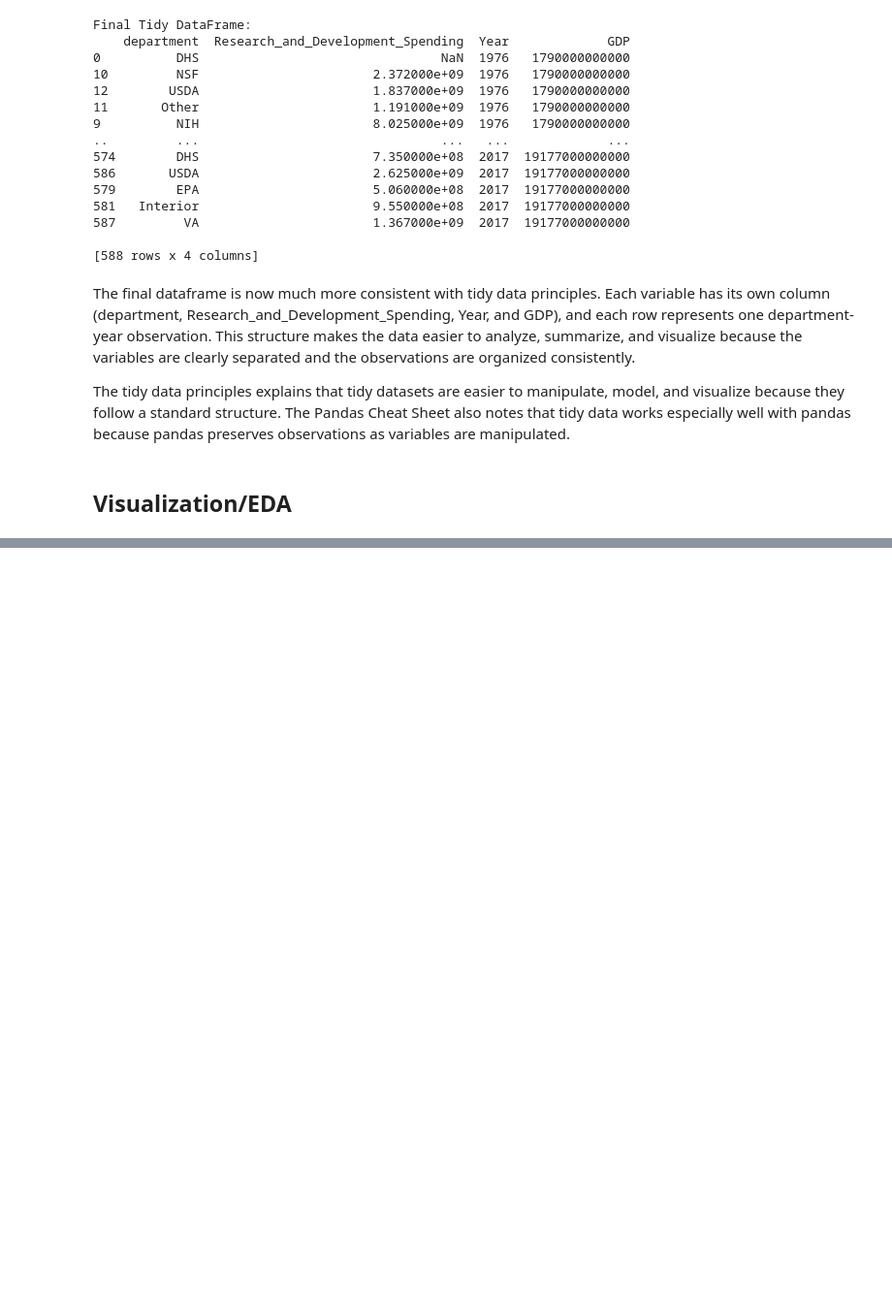
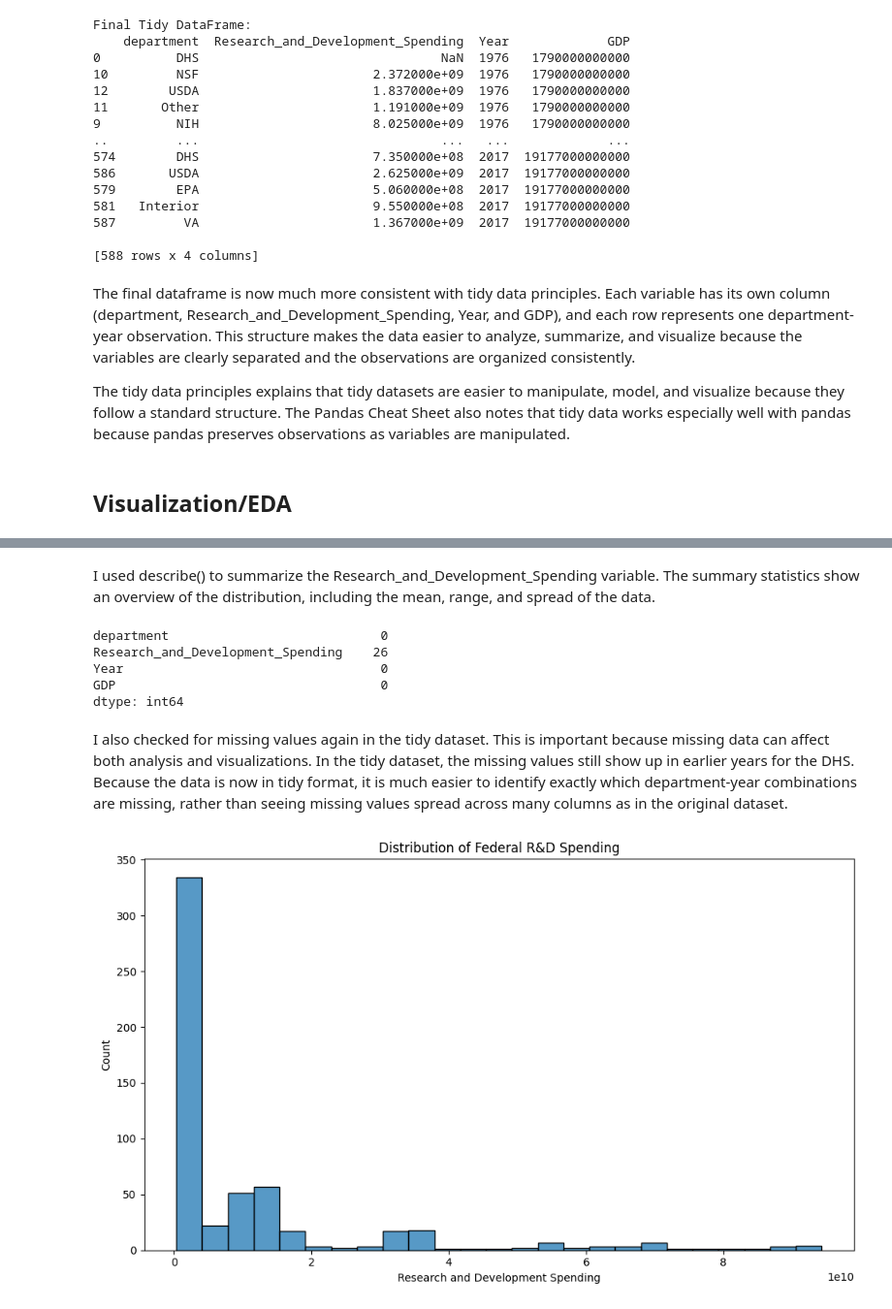
Before and after one commit to mbalabon/Balabon-Data-Science-Portfolio, a Jupyter notebook: TidyData-Project/TidyData.ipynb, the cells around one changed output, grey strips where cells are left out. Shown at 97% size. Saved outputs shown, nothing was run; the diff lists cells and outputs as text; code cells hidden in the pictures; blank space fills up the shorter version.

Commit message:
updating visualizations

```diff
--- a/TidyData-Project/TidyData.ipynb
+++ b/TidyData-Project/TidyData.ipynb
@@ -345,0 +327,9 @@ VA          7.338810e+08
+# %%
+#Convert columns to numeric
+df_tidy['Year'] = pd.to_numeric(df_tidy['Year'])
+df_tidy['GDP'] = pd.to_numeric(df_tidy['GDP'])
+df_tidy['Research_and_Development_Spending'] = pd.to_numeric(
+    df_tidy['Research_and_Development_Spending']
+)
+
+print(df_tidy.dtypes)
@@ -345,0 +357,24 @@ VA          7.338810e+08
+# %% [markdown]
+I used describe() to summarize the Research_and_Development_Spending variable. The summary statistics show an overview of the distribution, including the mean, range, and spread of the data.
+# %%
+#Check for missing values again
+print(df_tidy.isnull().sum())
+# %% [output]
+department                            0
+Research_and_Development_Spending    26
+Year                                  0
+GDP                                   0
+dtype: int64
+# %% [markdown]
+I also checked for missing values again in the tidy dataset. This is important because missing data can affect both analysis and visualizations. In the tidy dataset, the missing values still show up in earlier years for the DHS. Because the data is now in tidy format, it is much easier to identify exactly which department-year combinations are missing, rather than seeing missing values spread across many columns as in the original dataset.
+# %%
+#Histogram of the distribution of spending
+plt.figure(figsize=(10, 6))
+sns.histplot(df_tidy['Research_and_Development_Spending'], bins=25)
+plt.title('Distribution of Federal R&D Spending')
+plt.xlabel('Research and Development Spending')
+plt.ylabel('Count')
+plt.tight_layout()
+plt.show()
+# %% [output]
+[figure, added]
```
Also changed, not shown: parts of 19 cells of this notebook.
